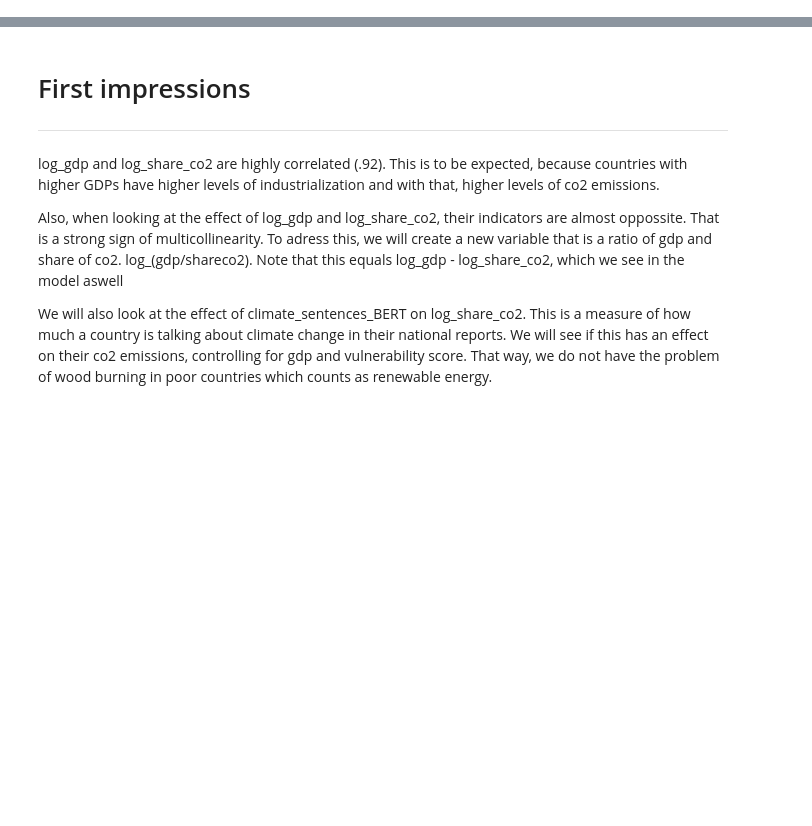
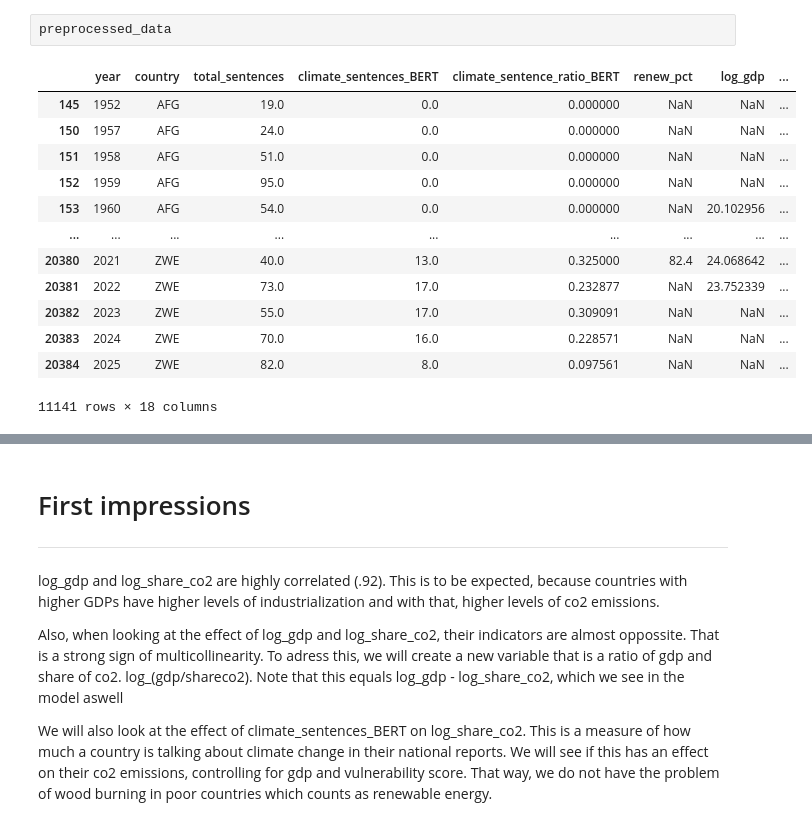
Before and after one commit to jacobgroot/FDS, a Jupyter notebook: analysis.ipynb, the cells around one changed output, grey strips where cells are left out. Saved outputs shown, nothing was run; the diff lists cells and outputs as text; blank space fills up the shorter version.

```diff
--- a/analysis.ipynb
+++ b/analysis.ipynb
@@ -5,3 +9,19 @@ preprocessed_data = pd.read_csv("data/input_model0.csv")
+# %%
+preprocessed_data
+# %% [output]
+|  | year | country | total_sentences | climate_sentences_BERT | climate_sentence_ratio_BERT | renew_pct | log_gdp | ... |
+| 145 | 1952 | AFG | 19.0 | 0.0 | 0.000000 | NaN | NaN | ... |
+| 150 | 1957 | AFG | 24.0 | 0.0 | 0.000000 | NaN | NaN | ... |
+| 151 | 1958 | AFG | 51.0 | 0.0 | 0.000000 | NaN | NaN | ... |
+| 152 | 1959 | AFG | 95.0 | 0.0 | 0.000000 | NaN | NaN | ... |
+| 153 | 1960 | AFG | 54.0 | 0.0 | 0.000000 | NaN | 20.102956 | ... |
+| ... | ... | ... | ... | ... | ... | ... | ... | ... |
+| 20380 | 2021 | ZWE | 40.0 | 13.0 | 0.325000 | 82.4 | 24.068642 | ... |
+| 20381 | 2022 | ZWE | 73.0 | 17.0 | 0.232877 | NaN | 23.752339 | ... |
+| 20382 | 2023 | ZWE | 55.0 | 17.0 | 0.309091 | NaN | NaN | ... |
+| 20383 | 2024 | ZWE | 70.0 | 16.0 | 0.228571 | NaN | NaN | ... |
+| 20384 | 2025 | ZWE | 82.0 | 8.0 | 0.097561 | NaN | NaN | ... |
+11141 rows × 18 columns
 # %%
 import statsmodels.api as sm
 import statsmodels.formula.api as smf
```
Also changed, not shown: parts of 9 cells of this notebook, 4 other files.
